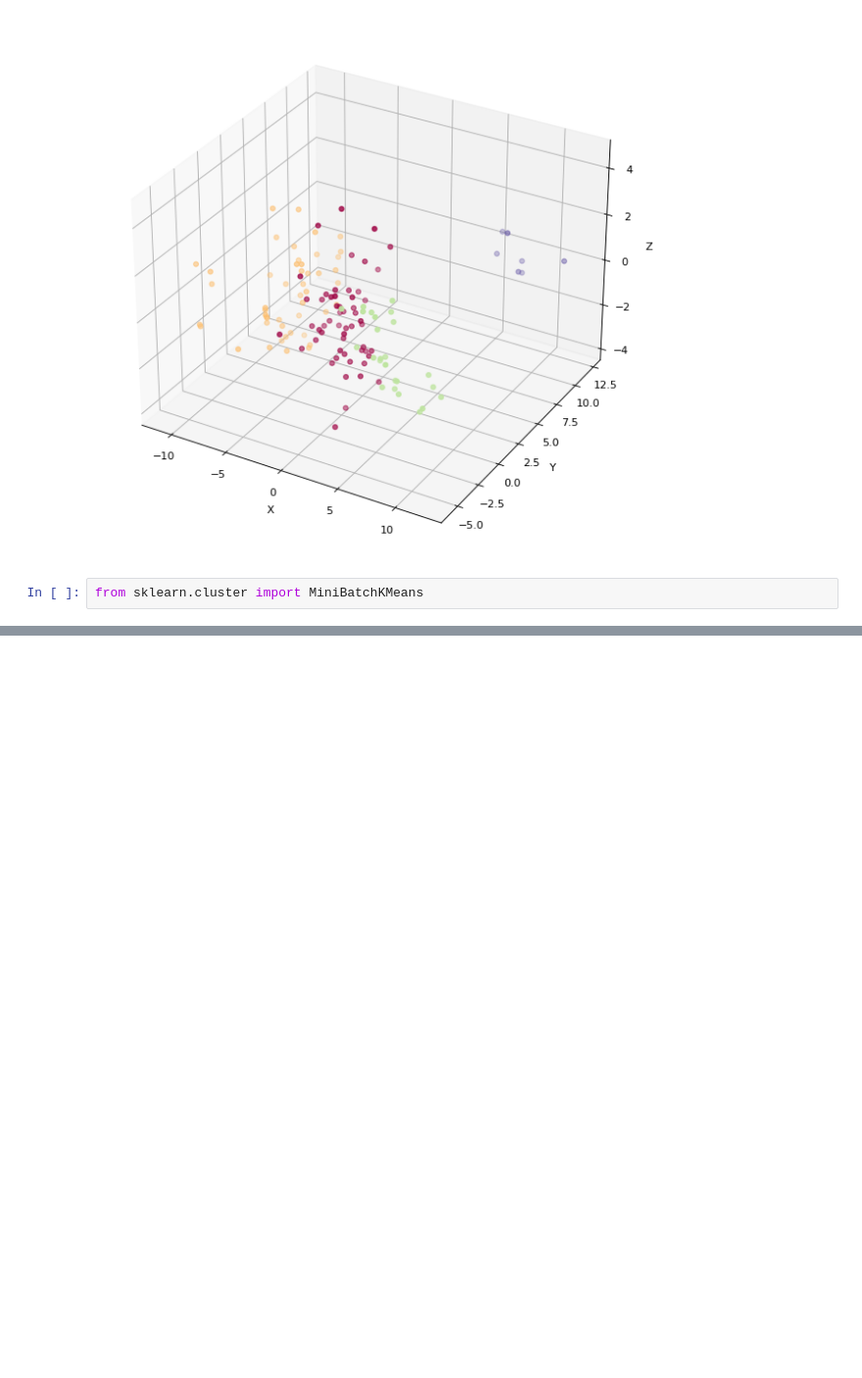
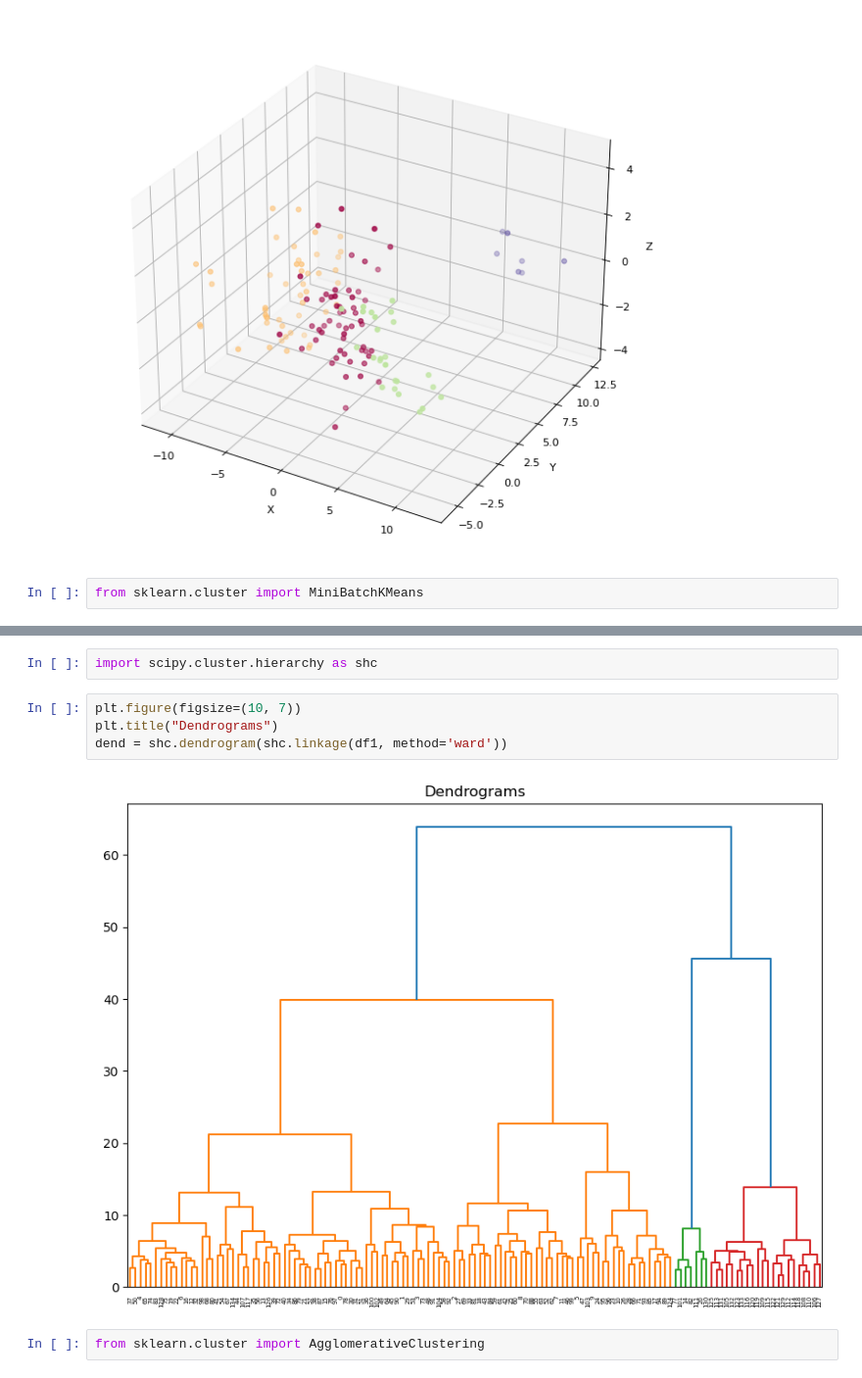
Before and after one commit to cemresvural/KawasakiDisease135, a Jupyter notebook: KawasakiDisease135.ipynb, the cells around one changed output, grey strips where cells are left out. Shown: that part at 98% size. Cells and saved outputs as stored; diff of their text form; blank space fills up the shorter version.

```diff
--- a/KawasakiDisease135.ipynb
+++ b/KawasakiDisease135.ipynb
@@ -188,0 +210,10 @@ clusters  9 için  MiniBatch k-means Silhouette skoru : 0.16091111046357945
+# %%
+import scipy.cluster.hierarchy as shc
+# %%
+plt.figure(figsize=(10, 7))
+plt.title("Dendrograms")
+dend = shc.dendrogram(shc.linkage(df1, method='ward'))
+# %% [output]
+[figure, added]
+# %%
+from sklearn.cluster import AgglomerativeClustering
```
Also changed, not shown: parts of 6 cells of this notebook.
